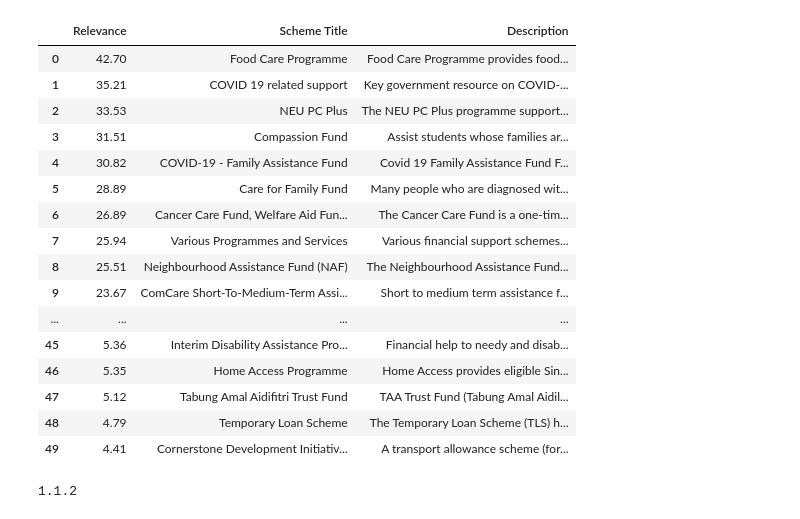
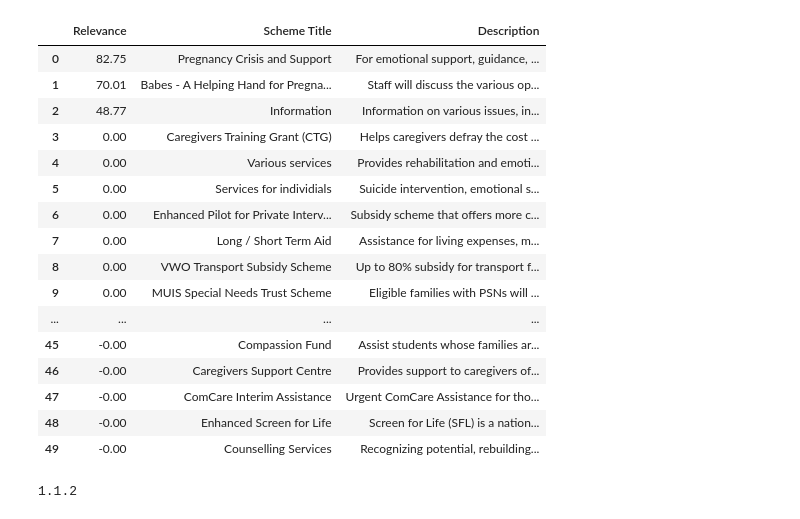
Before and after one commit to bettersg/SchemesSG, a Jupyter notebook: weights_generation/LSI model.ipynb, the cells around one changed output. Drawn from its saved outputs; the diff is of its cells as text; code cells hidden in the pictures.

```diff
--- a/weights_generation/LSI model.ipynb
+++ b/weights_generation/LSI model.ipynb
@@ -44,6 +49,8 @@ spacy_nlp = spacy.load('en_core_web_sm')
 #create list of punctuations and stopwords
 punctuations = string.punctuation
 stop_words = spacy.lang.en.stop_words.STOP_WORDS
+stop_words.pop("alone","themselves")
+stop_words.add("client")
 
 #function for data cleaning and processing
 #This can be further enhanced by adding / removing reg-exps as desired.
@@ -207,7 +216,7 @@ def search_similar_schemes(search_term):
         schemes_names.append (
             {
                 'Relevance': round((scheme[1] * 100),2),
-                'Scheme Title': df_schemes['Scheme'][scheme[0]],
+                'Scheme Title': df_schemes['Title'][scheme[0]],
                 'Description': df_schemes['Description'][scheme[0]]
             }
 
@@ -216,26 +225,26 @@ def search_similar_schemes(search_term):
             break
 
     return pd.DataFrame(schemes_names, columns=['Relevance','Scheme Title','Description'])
-# %%
-search_similar_schemes('my client needs help as their family has lost a breadwinner and they need money to help with daily necessities during COVID. The child is also unable to afford schooling supplies such as computer')
-# %% [output]
-|  | Relevance | Scheme Title | Description |
-| 0 | 42.70 | Food Care Programme | Food Care Programme provides food... |
-| 1 | 35.21 | COVID 19 related support | Key government resource on COVID-... |
-| 2 | 33.53 | NEU PC Plus | The NEU PC Plus programme support... |
-| 3 | 31.51 | Compassion Fund | Assist students whose families ar... |
-| 4 | 30.82 | COVID-19 - Family Assistance Fund | Covid 19 Family Assistance Fund F... |
-| 5 | 28.89 | Care for Family Fund | Many people who are diagnosed wit... |
-| 6 | 26.89 | Cancer Care Fund, Welfare Aid Fun... | The Cancer Care Fund is a one-tim... |
-| 7 | 25.94 | Various Programmes and Services | Various financial support schemes... |
-| 8 | 25.51 | Neighbourhood Assistance Fund (NAF) | The Neighbourhood Assistance Fund... |
-| 9 | 23.67 | ComCare Short-To-Medium-Term Assi... | Short to medium term assistance f... |
-| ... | ... | ... | ... |
-| 45 | 5.36 | Interim Disability Assistance Pro... | Financial help to needy and disab... |
-| 46 | 5.35 | Home Access Programme | Home Access provides eligible Sin... |
-| 47 | 5.12 | Tabung Amal Aidifitri Trust Fund | TAA Trust Fund (Tabung Amal Aidil... |
-| 48 | 4.79 | Temporary Loan Scheme | The Temporary Loan Scheme (TLS) h... |
-| 49 | 4.41 | Cornerstone Development Initiativ... | A transport allowance scheme (for... |
+# %%
+search_similar_schemes('pregnant teen')
+# %% [output]
+|  | Relevance | Scheme Title | Description |
+| 0 | 82.75 | Pregnancy Crisis and Support | For emotional support, guidance, ... |
+| 1 | 70.01 | Babes - A Helping Hand for Pregna... | Staff will discuss the various op... |
+| 2 | 48.77 | Information | Information on various issues, in... |
+| 3 | 0.00 | Caregivers Training Grant (CTG) | Helps caregivers defray the cost ... |
+| 4 | 0.00 | Various services | Provides rehabilitation and emoti... |
+| 5 | 0.00 | Services for individials | Suicide intervention, emotional s... |
+| 6 | 0.00 | Enhanced Pilot for Private Interv... | Subsidy scheme that offers more c... |
+| 7 | 0.00 | Long / Short Term Aid | Assistance for living expenses, m... |
+| 8 | 0.00 | VWO Transport Subsidy Scheme | Up to 80% subsidy for transport f... |
+| 9 | 0.00 | MUIS Special Needs Trust Scheme | Eligible families with PSNs will ... |
+| ... | ... | ... | ... |
+| 45 | -0.00 | Compassion Fund | Assist students whose families ar... |
+| 46 | -0.00 | Caregivers Support Centre | Provides support to caregivers of... |
+| 47 | -0.00 | ComCare Interim Assistance | Urgent ComCare Assistance for tho... |
+| 48 | -0.00 | Enhanced Screen for Life | Screen for Life (SFL) is a nation... |
+| 49 | -0.00 | Counselling Services | Recognizing potential, rebuilding... |
 # %%
 import flask
 print(flask.__version__)
```
Also changed, not shown: parts of 14 cells of this notebook, 11 other files.
